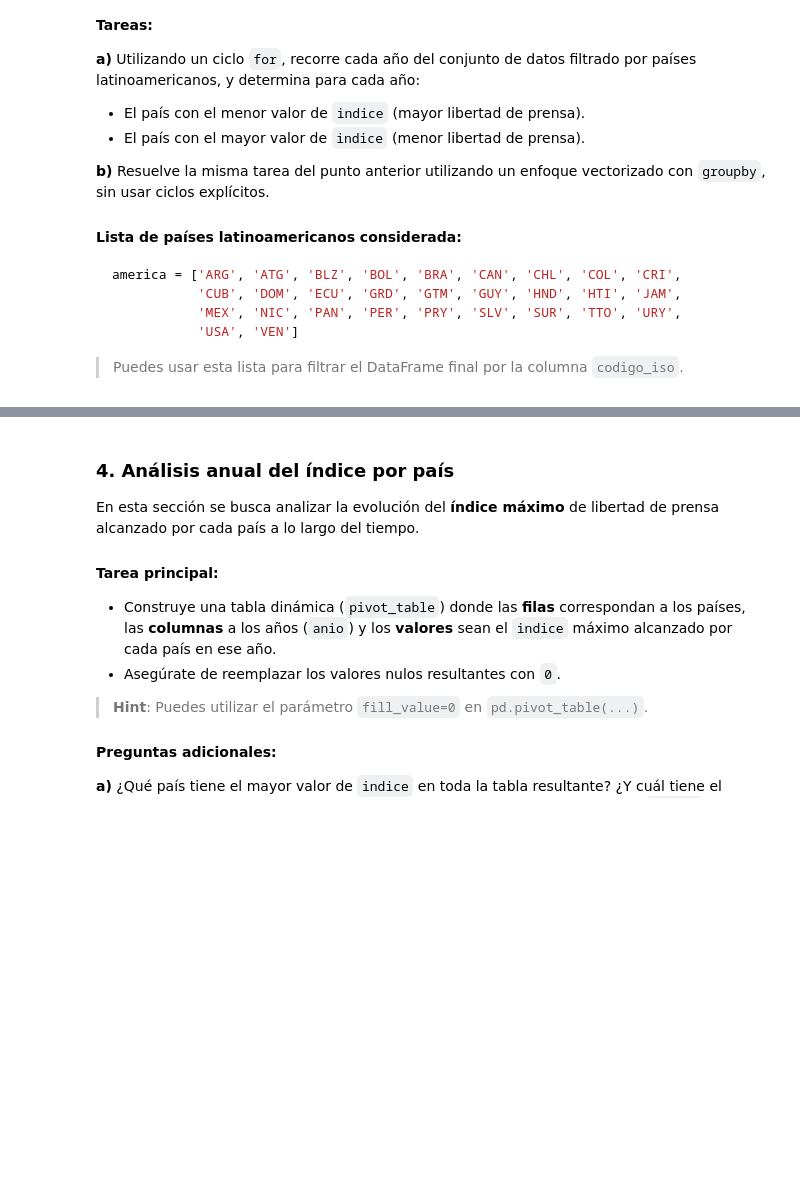
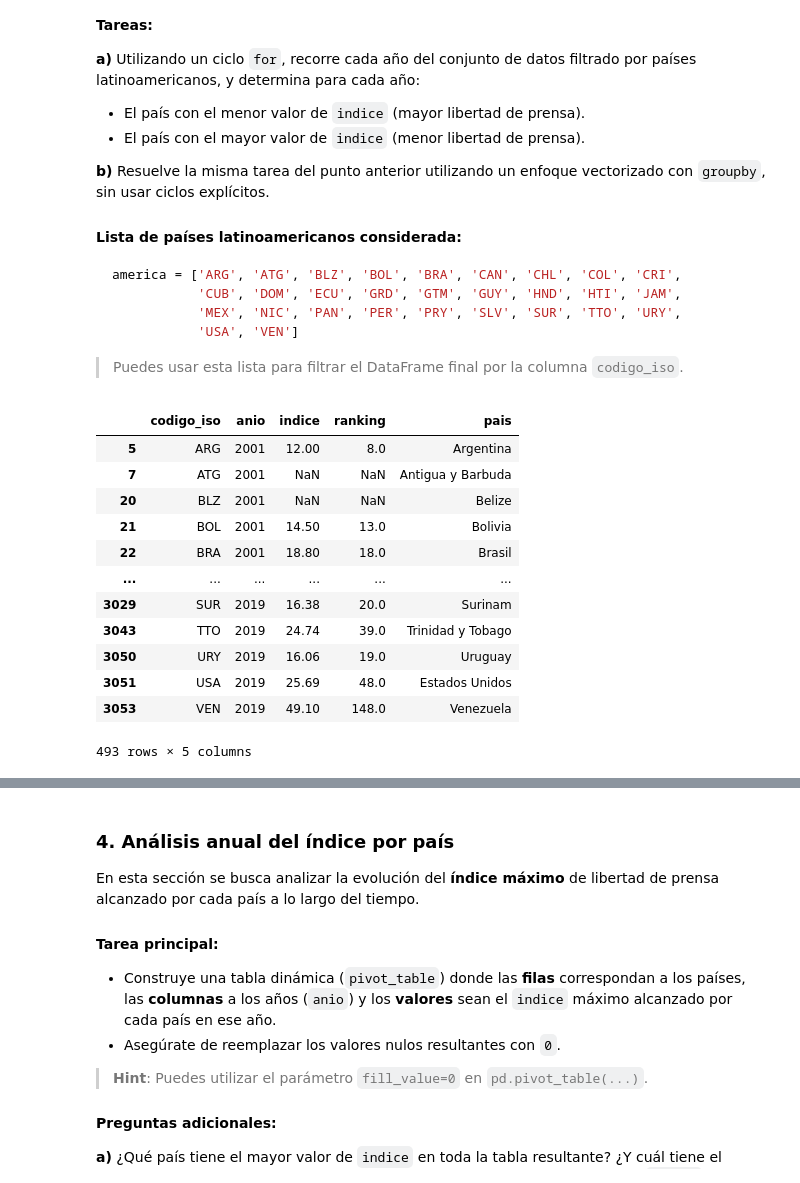
Before and after one commit to DiegoCherry/Mat-306, a Jupyter notebook: docs/codes/labs/lab_04.ipynb, the cells around one changed output, grey strips where cells are left out. Cells and saved outputs as stored; diff of their text form; code cells hidden in the pictures; blank space fills up the shorter version.

```diff
--- a/docs/codes/labs/lab_04.ipynb
+++ b/docs/codes/labs/lab_04.ipynb
@@ -341,8 +341,23 @@ america = ['ARG', 'ATG', 'BLZ', 'BOL', 'BRA', 'CAN', 'CHL', 'COL', 'CRI',
 # %%
 # respuesta
 america = ['ARG', 'ATG', 'BLZ', 'BOL', 'BRA', 'CAN', 'CHL', 'COL', 'CRI',
        'CUB', 'DOM', 'ECU', 'GRD', 'GTM', 'GUY', 'HND', 'HTI', 'JAM',
        'MEX', 'NIC', 'PAN', 'PER', 'PRY', 'SLV', 'SUR', 'TTO', 'URY',
        'USA', 'VEN']
 
-df_america =  pd.DataFrame() # FIX ME
+df_america =  df.loc[df["codigo_iso"].isin(america)]
+df_america
+# %% [output]
+|  | codigo_iso | anio | indice | ranking | pais |
+| 5 | ARG | 2001 | 12.00 | 8.0 | Argentina |
+| 7 | ATG | 2001 | NaN | NaN | Antigua y Barbuda |
+| 20 | BLZ | 2001 | NaN | NaN | Belize |
+| 21 | BOL | 2001 | 14.50 | 13.0 | Bolivia |
+| 22 | BRA | 2001 | 18.80 | 18.0 | Brasil |
+| ... | ... | ... | ... | ... | ... |
+| 3029 | SUR | 2019 | 16.38 | 20.0 | Surinam |
+| 3043 | TTO | 2019 | 24.74 | 39.0 | Trinidad y Tobago |
+| 3050 | URY | 2019 | 16.06 | 19.0 | Uruguay |
+| 3051 | USA | 2019 | 25.69 | 48.0 | Estados Unidos |
+| 3053 | VEN | 2019 | 49.10 | 148.0 | Venezuela |
+493 rows × 5 columns
```
Also changed, not shown: parts of 9 cells of this notebook.
